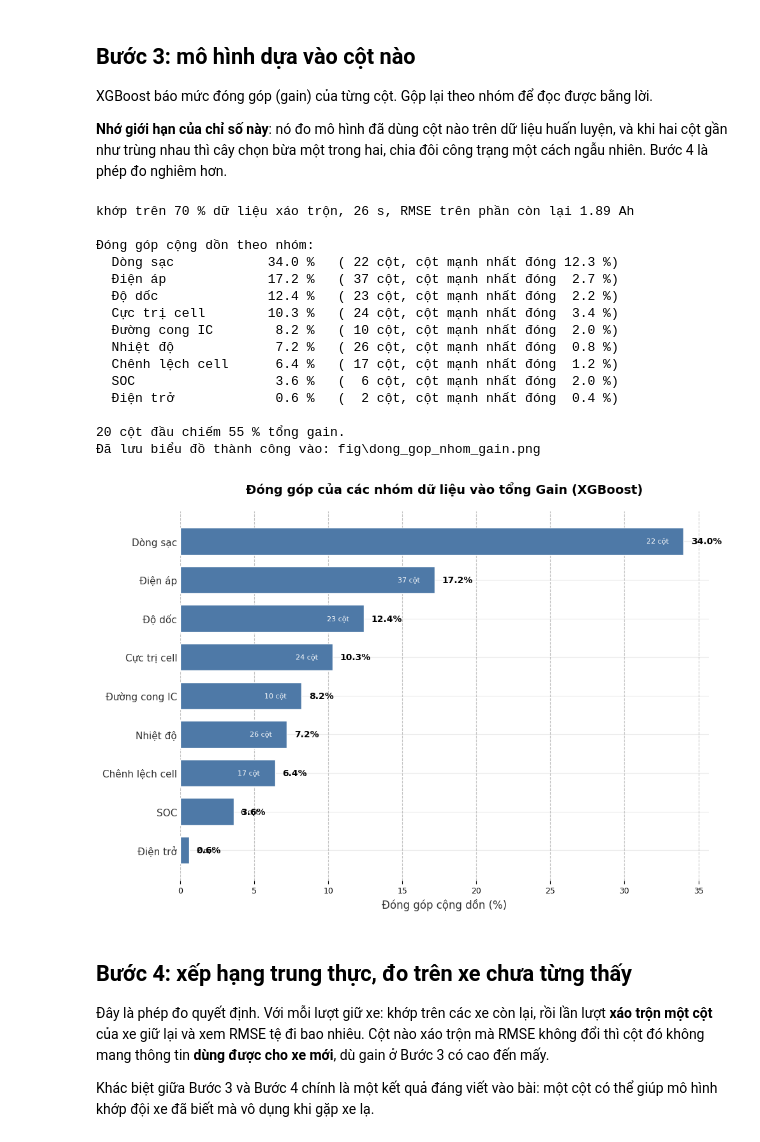
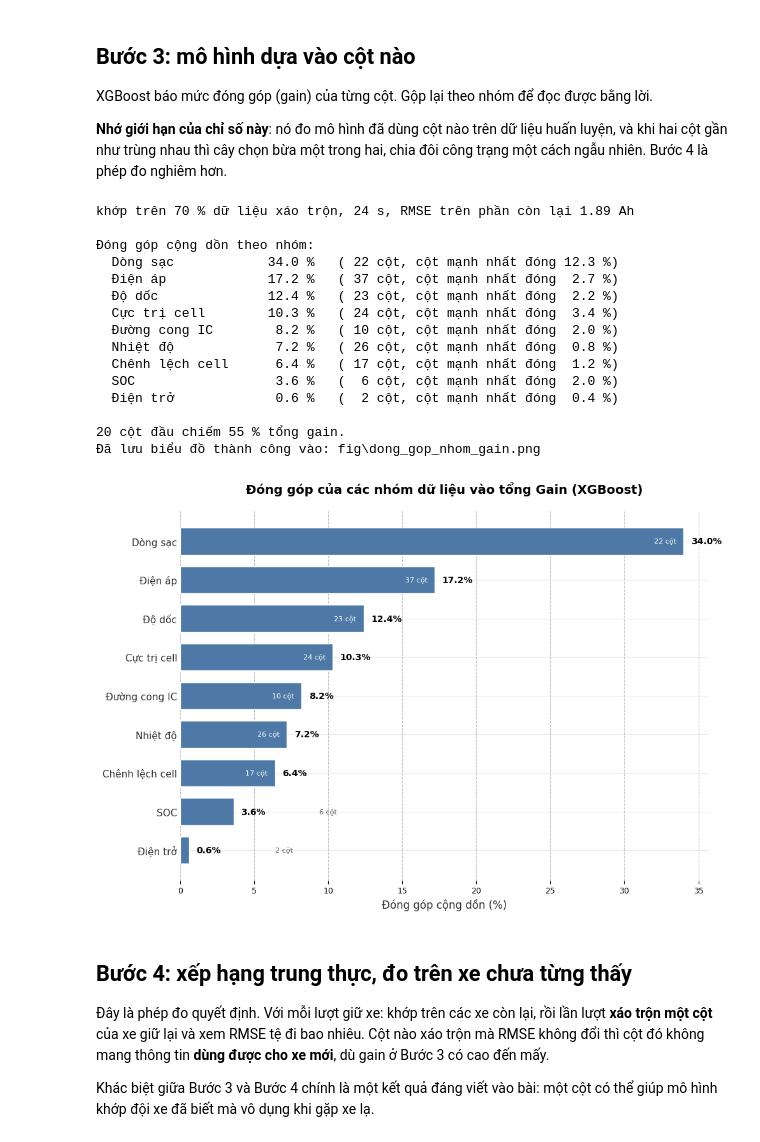
Before and after one commit to quan534/ADY-Project-Battery-prediction-model, a Jupyter notebook: Notebook_C_DacTrung.ipynb, the cells around one changed output. Drawn from its saved outputs; the diff is of its cells as text; code cells hidden in the pictures.

Commit message:
chạy lại

```diff
--- a/Notebook_C_DacTrung.ipynb
+++ b/Notebook_C_DacTrung.ipynb
@@ -317,19 +317,27 @@ ax.tick_params(axis='y', which='both', length=0)
 ax.xaxis.grid(True, linestyle='--', alpha=0.5, color='#888888')
 ax.set_axisbelow(True)
 
-# 4. Thêm nhãn dữ liệu (Data Labels)
+# 4. Thêm nhãn dữ liệu (Đã tối ưu để không bị đè chữ)
 for bar, pct, sc in zip(bars, phan_tram, so_cot):
     width = bar.get_width()
-    # Nhãn phần trăm ở bên phải cột
+
+    # Luôn đặt nhãn phần trăm ở bên phải mép cột một khoảng cố định
     ax.text(width + 0.5, bar.get_y() + bar.get_height()/2,
             f'{pct:.1f}%',
             va='center', ha='left', fontsize=10, color='black', fontweight='bold')
 
-    # Nhãn số lượng cột nằm bên trong hoặc ngoài cột tùy độ rộng
+    # Xử lý thông minh vị trí nhãn "số cột" tránh bị trùng lặp
     label_sc = f'{sc} cột'
-    x_pos_sc = width - 1 if width > 4 else width + 0.5
-    color_sc = 'white' if width > 4 else 'black'
-    ha_sc = 'right' if width > 4 else 'left'
+    if width > 6:
+        # Cột dài: Đặt chữ ở bên trong cột (sát mép phải, chữ trắng)
+        x_pos_sc = width - 0.5
+        color_sc = 'white'
+        ha_sc = 'right'
+    else:
+        # Cột quá ngắn (như SOC, Điện trở): Đặt dịch hẳn sang phải, nằm sau phần trăm
+        x_pos_sc = width + 5.8
+        color_sc = '#555555' # Màu xám tối để dễ phân biệt
+        ha_sc = 'left'
 
     ax.text(x_pos_sc, bar.get_y() + bar.get_height()/2,
             label_sc,
@@ -338,41 +346,39 @@ for bar, pct, sc in zip(bars, phan_tram, so_cot):
 # 5. Tiêu đề và nhãn trục
 ax.set_yticks(y_pos)
 ax.set_yticklabels(nhom, fontsize=11, color='#333333')
 ax.set_xlabel('Đóng góp cộng dồn (%)', fontsize=12, color='#333333')
 ax.set_title('Đóng góp của các nhóm dữ liệu vào tổng Gain (XGBoost)', fontsize=14, fontweight='bold', pad=20)
 
-# Đảo ngược trục Y để phần tử đầu tiên ('Dòng sạc') nằm ở TRÊN CÙNG
+# Đảo ngược trục Y để phần tử lớn nhất ('Dòng sạc') nằm ở TRÊN CÙNG
 ax.invert_yaxis()
 
 plt.tight_layout()
 
-# --- 6. TẠO THƯ MỤC VÀ LƯU FILE ---
+# 6. Tạo thư mục và lưu file
 thu_muc_fig = 'fig'
-os.makedirs(thu_muc_fig, exist_ok=True)  # Tự động tạo thư mục 'fig' nếu chưa tồn tại
-
+os.makedirs(thu_muc_fig, exist_ok=True)
 duong_dan_file = os.path.join(thu_muc_fig, 'dong_gop_nhom_gain.png')
-plt.savefig(duong_dan_file, dpi=300, bbox_inches='tight')  # Lưu file với độ phân giải cao (dpi=300)
+plt.savefig(duong_dan_file, dpi=300, bbox_inches='tight')
 print(f'Đã lưu biểu đồ thành công vào: {duong_dan_file}')
 
-# Hiển thị biểu đồ lên màn hình (nếu chạy trong Jupyter Notebook / IDE)
 plt.show()
 # %% [output]
-khớp trên 70 % dữ liệu xáo trộn, 26 s, RMSE trên phần còn lại 1.89 Ah
+khớp trên 70 % dữ liệu xáo trộn, 24 s, RMSE trên phần còn lại 1.89 Ah
 
 Đóng góp cộng dồn theo nhóm:
   Dòng sạc            34.0 %   ( 22 cột, cột mạnh nhất đóng 12.3 %)
   Điện áp             17.2 %   ( 37 cột, cột mạnh nhất đóng  2.7 %)
   Độ dốc              12.4 %   ( 23 cột, cột mạnh nhất đóng  2.2 %)
   Cực trị cell        10.3 %   ( 24 cột, cột mạnh nhất đóng  3.4 %)
   Đường cong IC        8.2 %   ( 10 cột, cột mạnh nhất đóng  2.0 %)
   Nhiệt độ             7.2 %   ( 26 cột, cột mạnh nhất đóng  0.8 %)
   Chênh lệch cell      6.4 %   ( 17 cột, cột mạnh nhất đóng  1.2 %)
   SOC                  3.6 %   (  6 cột, cột mạnh nhất đóng  2.0 %)
   Điện trở             0.6 %   (  2 cột, cột mạnh nhất đóng  0.4 %)
 
 20 cột đầu chiếm 55 % tổng gain.
 Đã lưu biểu đồ thành công vào: fig\dong_gop_nhom_gain.png
-[figure, old version]
+[figure, new version]
 # %% [markdown]
 ## Bước 4: xếp hạng trung thực, đo trên xe chưa từng thấy
 
```
Also changed, not shown: 6 other files.
